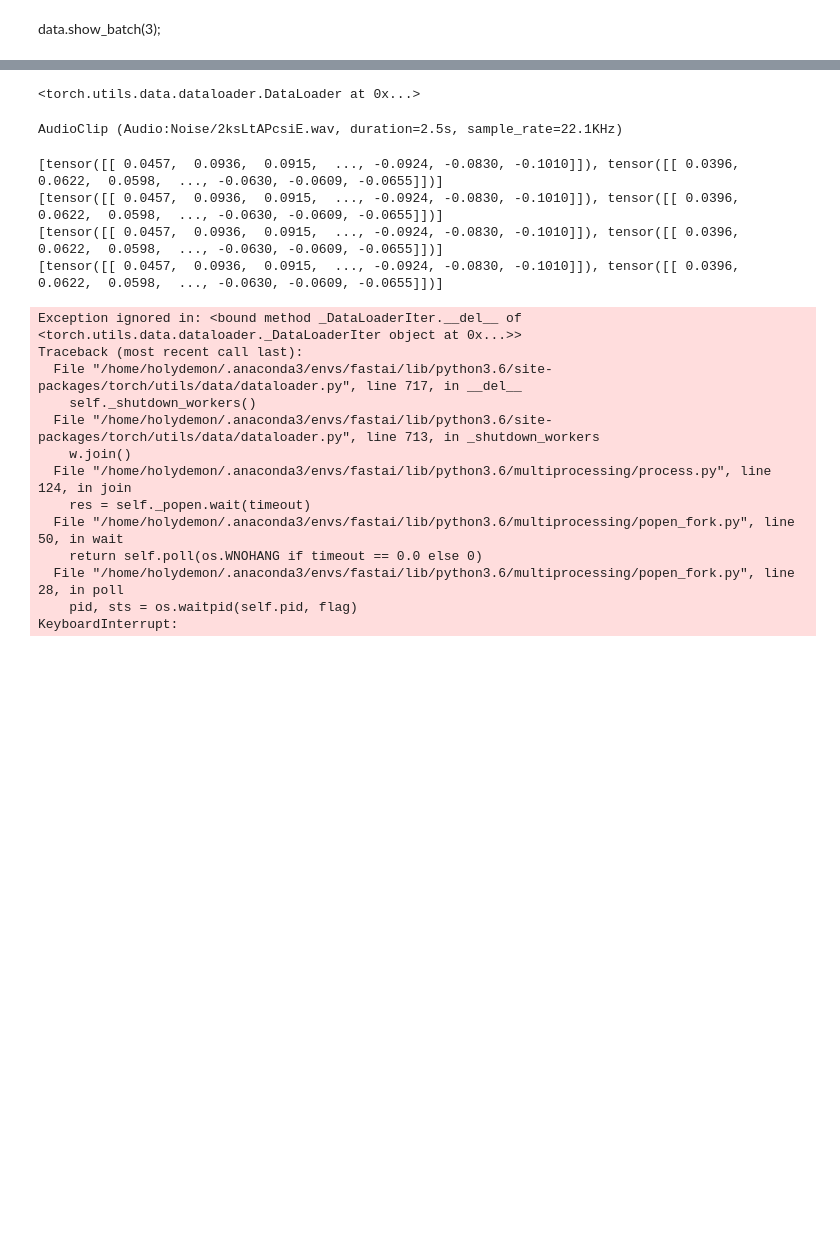
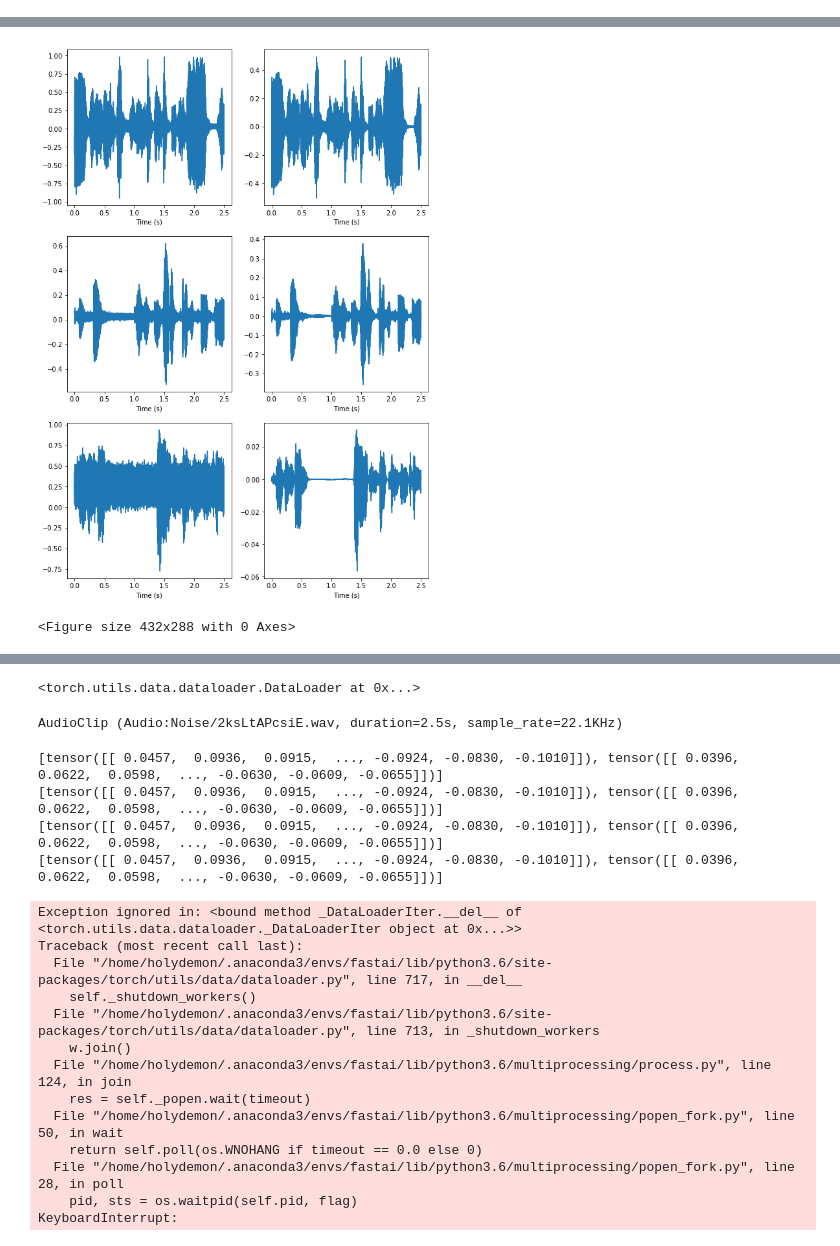
Before and after one commit to hoftherose/NN2Course, a Jupyter notebook: Sound/Sound.ipynb, the cells around one changed output, grey strips where cells are left out. Drawn from its saved outputs; the diff is of its cells as text; code cells hidden in the pictures; blank space fills up the shorter version.

```diff
--- a/Sound/Sound.ipynb
+++ b/Sound/Sound.ipynb
@@ -40,5 +40,6 @@ def load_data(batch_size, amount=1., n_fft=2046, n_hop=512):
     return data
 # %%
 data = load_data(1, amount=1)
-# %% [markdown]
-data.show_batch(3);
+# %%
+data.show_batch(3);
+# %% [output]
@@ -45,3 +52,5 @@ data.show_batch(3);
+[figure, added]
+<Figure size 432x288 with 0 Axes>
 # %%
 def l1_loss_flat(a,b):
     return F.l1_loss(a.squeeze(), b.squeeze())
```
Also changed, not shown: parts of 5 cells of this notebook, 2 other files.
